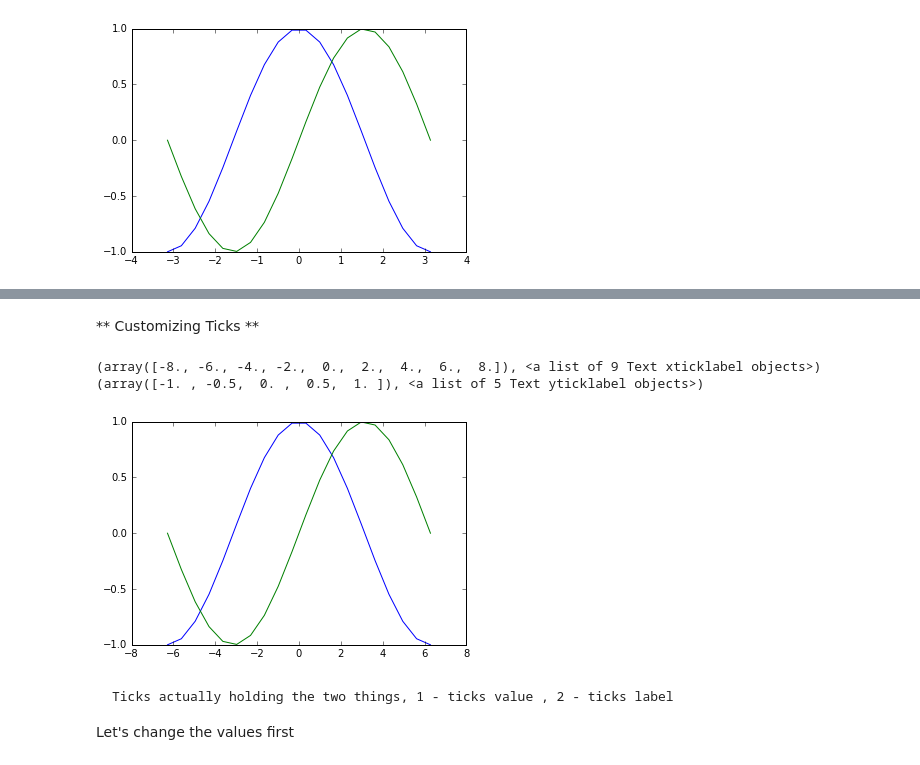
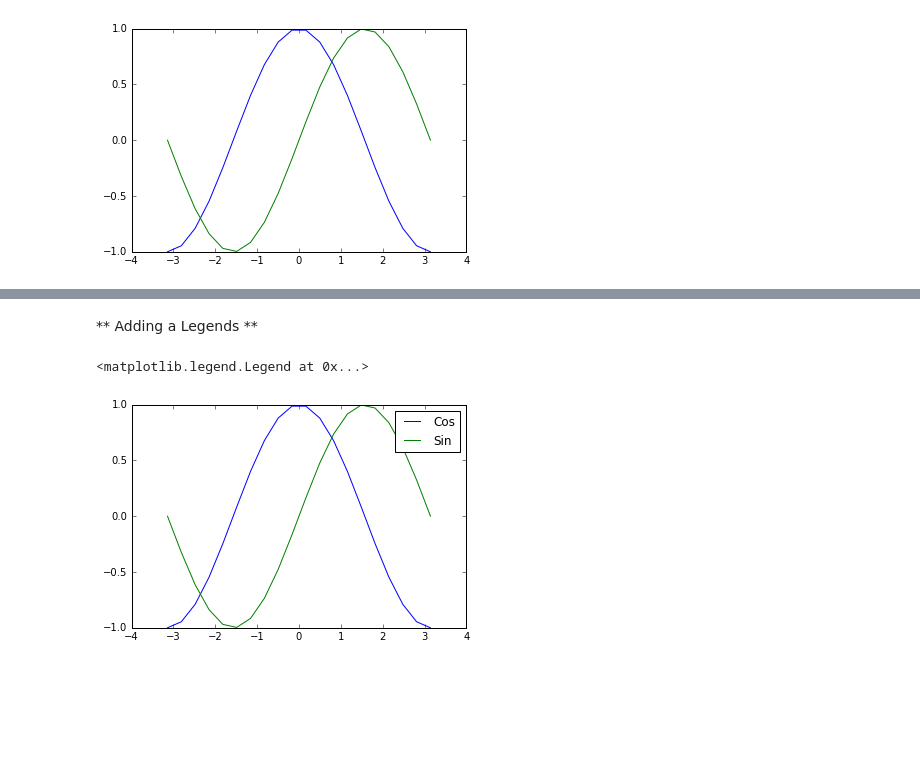
Before and after one commit to atulsingh0/MachineLearning, a Jupyter notebook: scikit-learn/Matplotlib_Tutorial_03.ipynb, the cells around one changed output, grey strips where cells are left out. Cells and saved outputs as stored; diff of their text form; code cells hidden in the pictures; blank space fills up the shorter version.

```diff
--- a/scikit-learn/Matplotlib_Tutorial_03.ipynb
+++ b/scikit-learn/Matplotlib_Tutorial_03.ipynb
@@ -68,8 +21,0 @@ print(plt.axis())
-# %%
-X = np.linspace(0, 2 * np.pi, 20, endpoint=True)
-F = np.sin(X)
-plt.plot(X,F)
-startx, endx = -0.1, 2*np.pi + 0.1
-starty, endy = -1.1, 1.1
-plt.axis([startx, endx, starty, endy])
-plt.show()
@@ -78,12 +21,0 @@ plt.show()
-# %%
-X = np.linspace(-2 * np.pi, 2 * np.pi, 20, endpoint=True)
-F1 = 3 * np.sin(X)
-F2 = np.sin(2*X)
-F3 = 0.3 * np.sin(X)
-startx, endx = -2 * np.pi - 0.1, 2*np.pi + 0.1
-starty, endy = -3.1, 3.1
-plt.axis([startx, endx, starty, endy])
-plt.plot(X,F1)
-plt.plot(X,F2)
-plt.plot(X,F3)
-plt.show()
@@ -92,14 +21,0 @@ plt.show()
-# %%
-X = np.linspace(-2 * np.pi, 2 * np.pi, 20, endpoint=True)
-F1 = 3 * np.sin(X)
-F2 = np.sin(2*X)
-F3 = 0.3 * np.sin(X)
-startx, endx = -2 * np.pi - 0.1, 2*np.pi + 0.1
-starty, endy = -3.1, 3.1
-plt.axis([startx, endx, starty, endy])
-plt.plot(X,F1)
-plt.plot(X,F2)
-plt.plot(X,F3)
-plt.plot(X, F1, 'ro')
-plt.plot(X, F2, 'bx')
-plt.show()
@@ -108,15 +22,10 @@ plt.show()
-# %% [markdown]
-   ** Customizing Ticks **
+# %% [markdown]
+** Adding a Legends **
 # %%
-plt.plot(X, C,
-         X, S)
+plt.plot(X, C, label='Cos')
+plt.plot(X, S, label='Sin')
 
-print(plt.xticks())
-print(plt.yticks())
+plt.legend(loc='upper right')
 # %% [output]
-(array([-8., -6., -4., -2.,  0.,  2.,  4.,  6.,  8.]), <a list of 9 Text xticklabel objects>)
-(array([-1. , -0.5,  0. ,  0.5,  1. ]), <a list of 5 Text yticklabel objects>)
+<matplotlib.legend.Legend at 0x...>
-[figure, old version]
+[figure, new version]
-# %% [markdown]
-    Ticks actually holding the two things, 1 - ticks value , 2 - ticks label
- Let's change the values first
```
Also changed, not shown: parts of 29 cells of this notebook, 6 other files.
